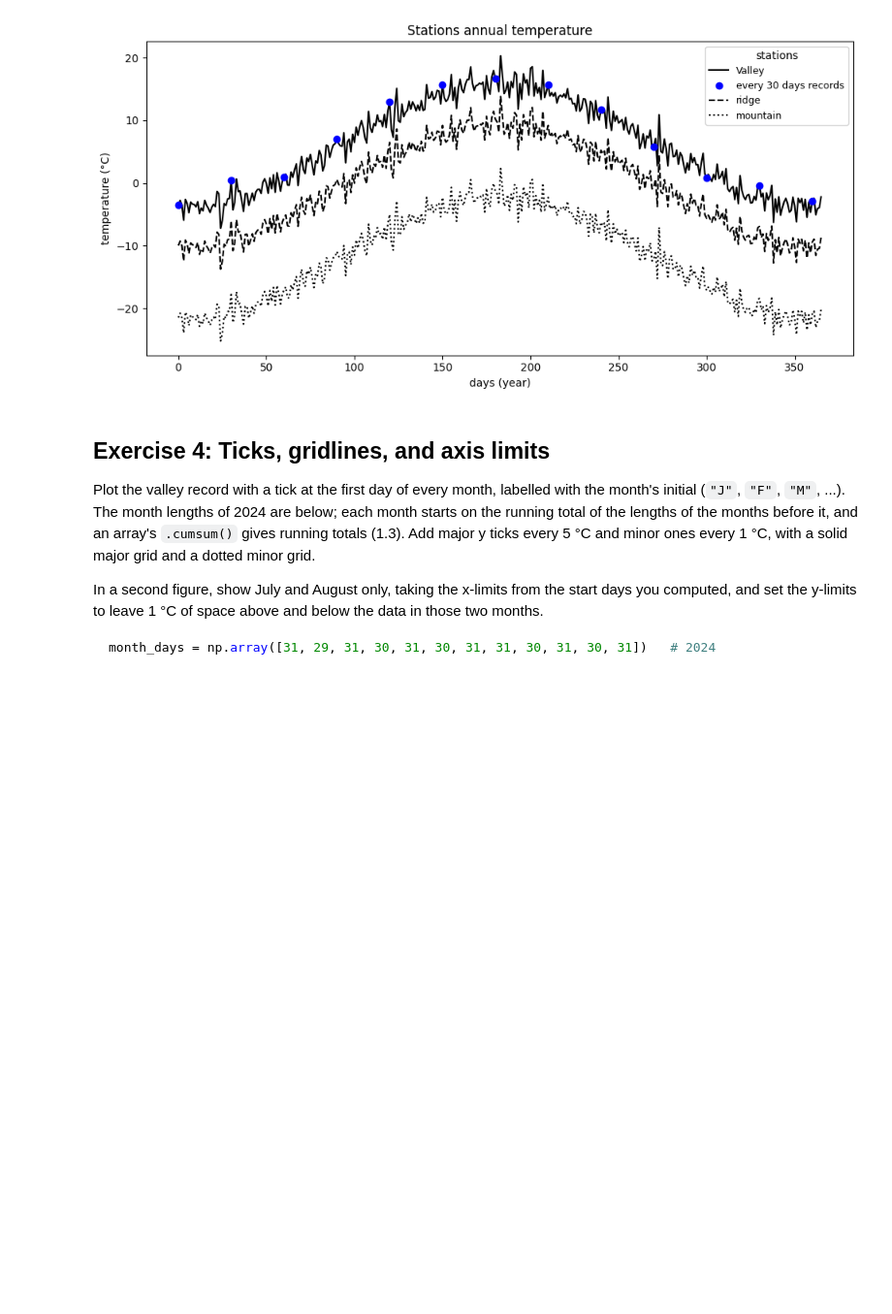
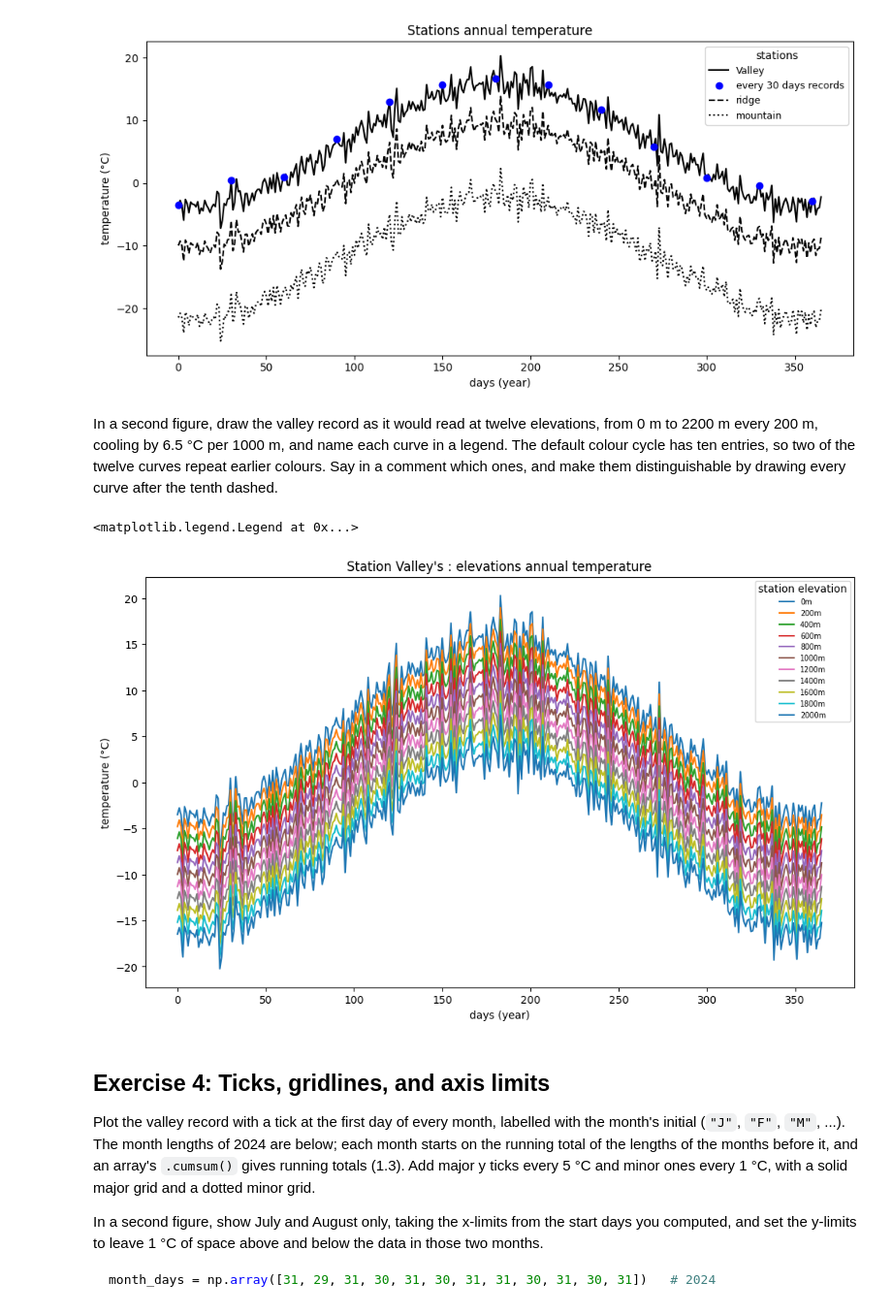
Before and after one commit to oliviaberset/2026_Intro_Python, a Jupyter notebook: live/part-I/1.4-matplotlib-and-xarray-exercises.ipynb, the cells around one changed output. Shown at 97% size. Drawn from its saved outputs; the diff is of its cells as text; code cells hidden in the pictures; blank space fills up the shorter version.

```diff
--- a/live/part-I/1.4-matplotlib-and-xarray-exercises.ipynb
+++ b/live/part-I/1.4-matplotlib-and-xarray-exercises.ipynb
@@ -131,6 +131,19 @@ plt.tight_layout()
 plt.show()
 # %% [output]
 [figure]
+# %% [markdown]
+In a second figure, draw the valley record as it would read at twelve elevations, from 0 m to 2200 m every 200 m, cooling by 6.5 °C per 1000 m, and name each curve in a legend. The default colour cycle has ten entries, so two of the twelve curves repeat earlier colours. Say in a comment which ones, and make them distinguishable by drawing every curve after the tenth dashed.
+# %%
+fig, ax = plt.subplots(figsize=(12,7))
+for elevation in np.arange(0, 2200, 200):
+  ax.plot(days, valley_celsius - 6.5 * elevation/1000.0, label=f"{elevation}m")
+ax.set_xlabel("days (year)")
+ax.set_ylabel("temperature (°C)")
+ax.set_title("Station Valley's : elevations annual temperature")
+ax.legend(fontsize=7, title="station elevation")
+# %% [output]
+<matplotlib.legend.Legend at 0x...>
+[figure, added]
 # %% [markdown]
 ## Exercise 4: Ticks, gridlines, and axis limits
 
```
Also changed, not shown: parts of 6 cells of this notebook.
